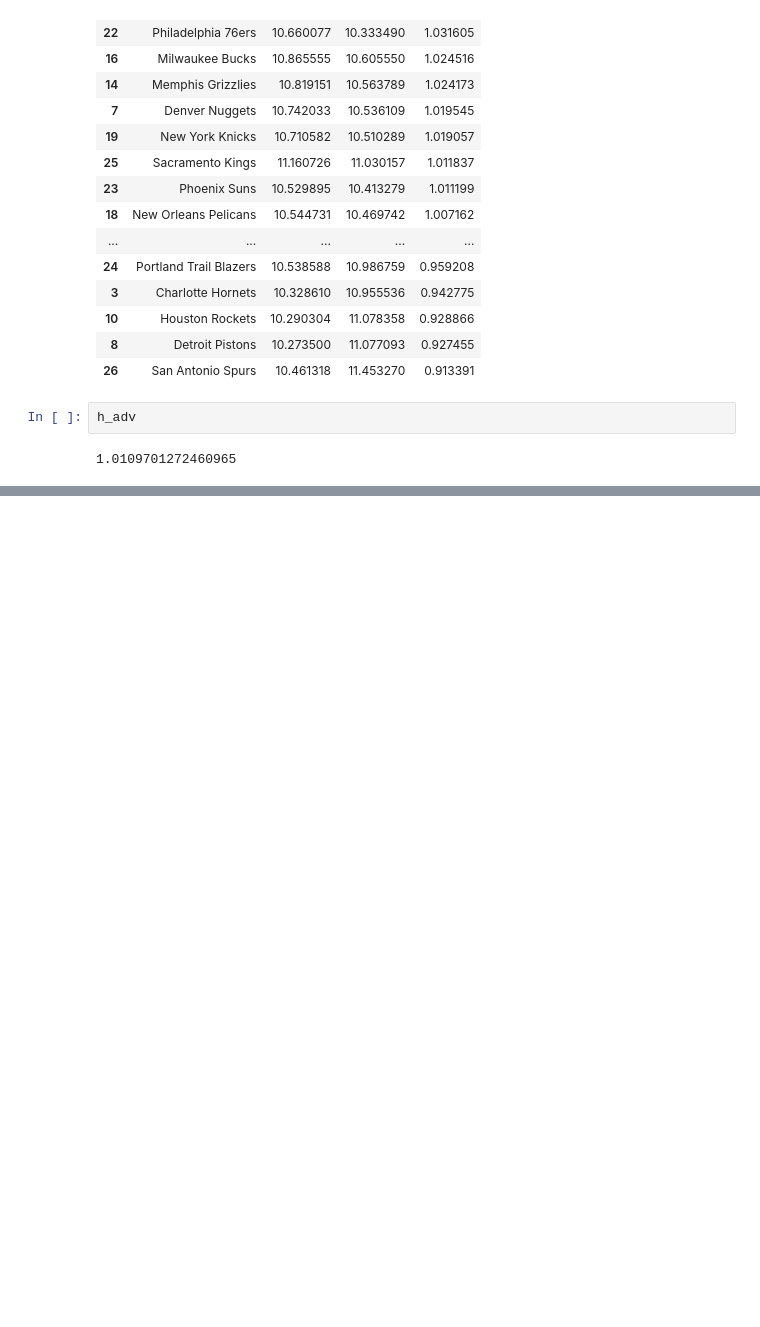
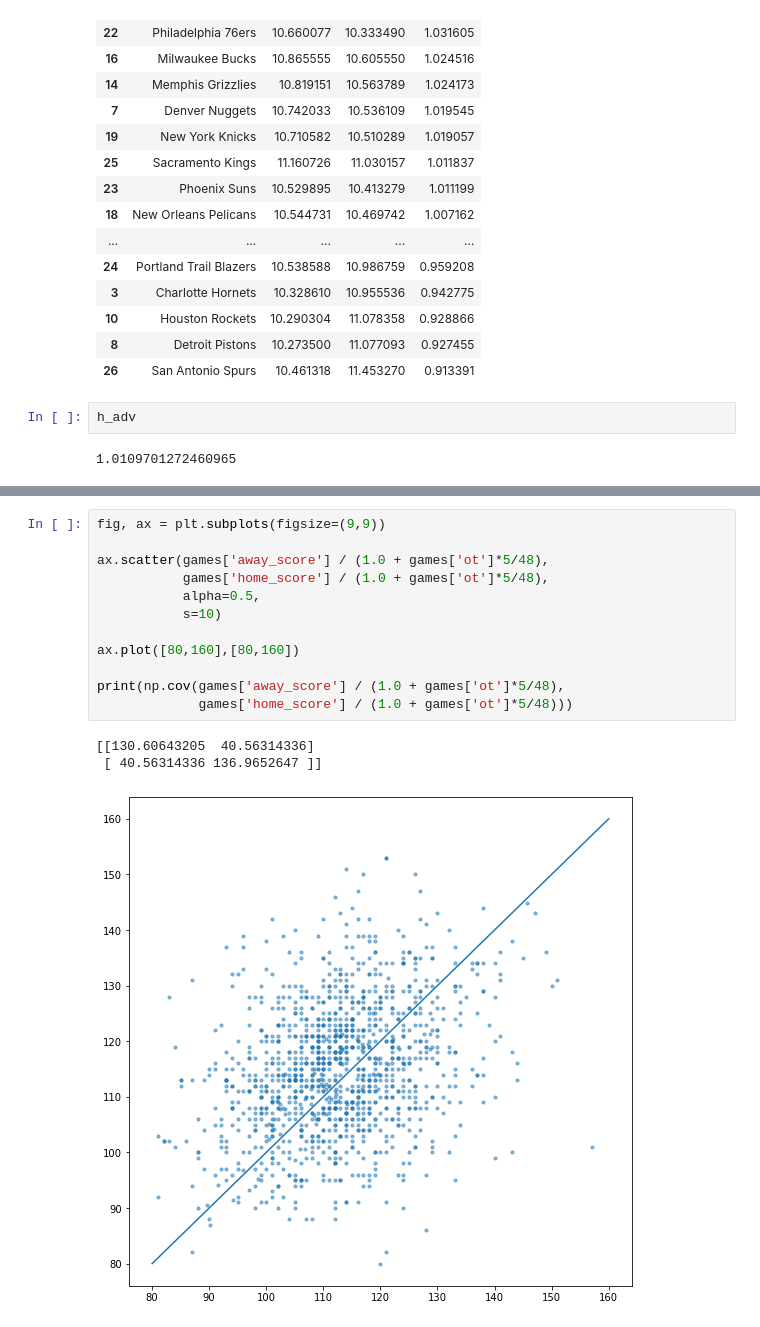
Before and after one commit to daviderics/Basketball-Model, a Jupyter notebook: bball_modeler.ipynb, the cells around one changed output, grey strips where cells are left out. Drawn from its saved outputs; the diff is of its cells as text; blank space fills up the shorter version.

```diff
--- a/bball_modeler.ipynb
+++ b/bball_modeler.ipynb
@@ -279,0 +377,16 @@ par_dict.loc[par_dict['team']=='Detroit Pistons','offense'].iloc[0]
+# %%
+fig, ax = plt.subplots(figsize=(9,9))
+
+ax.scatter(games['away_score'] / (1.0 + games['ot']*5/48),
+           games['home_score'] / (1.0 + games['ot']*5/48),
+           alpha=0.5,
+           s=10)
+
+ax.plot([80,160],[80,160])
+
+print(np.cov(games['away_score'] / (1.0 + games['ot']*5/48),
+             games['home_score'] / (1.0 + games['ot']*5/48)))
+# %% [output]
+[[130.60643205  40.56314336]
+ [ 40.56314336 136.9652647 ]]
+[figure, added]
```
Also changed, not shown: parts of 11 cells of this notebook.
